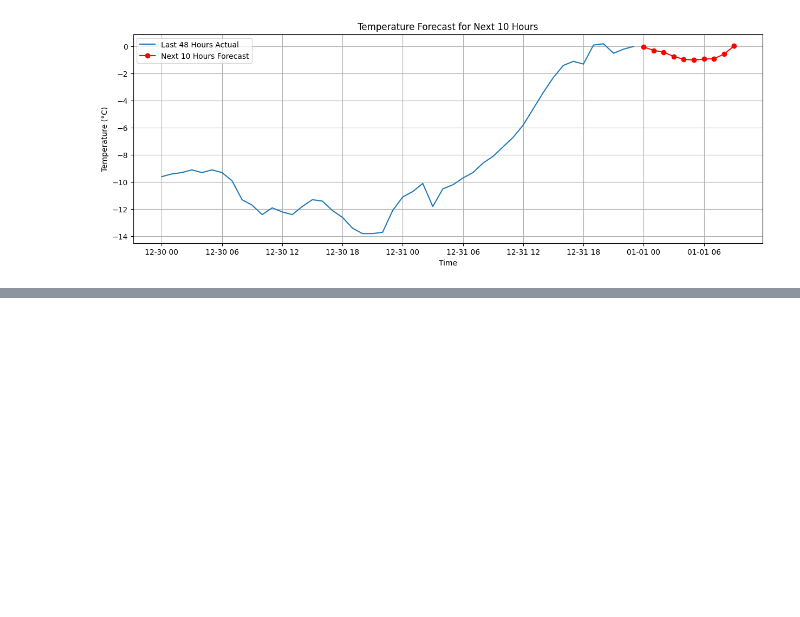
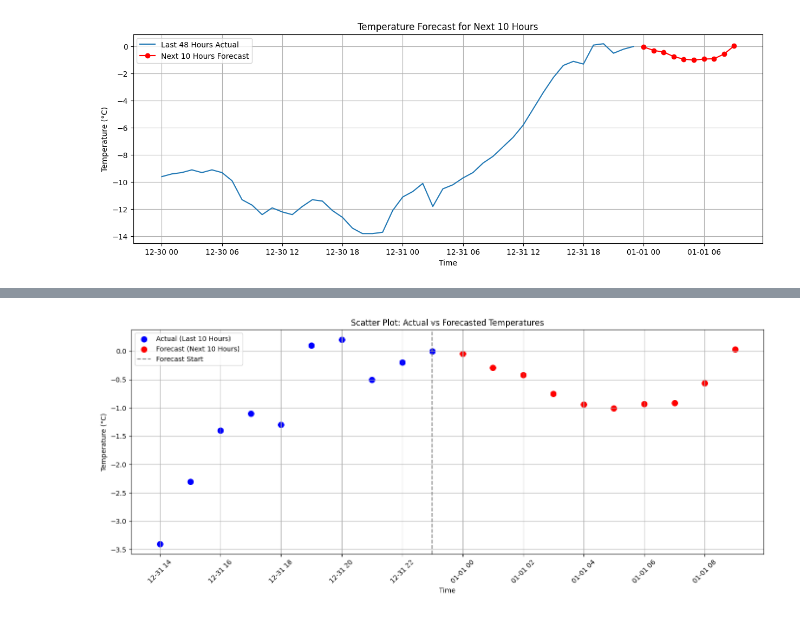
Before and after one commit to Visa110804/Time-series-forecasting, a Jupyter notebook: Time_series_forrecast.ipynb, the cells around one changed output, grey strips where cells are left out. Saved outputs shown, nothing was run; the diff lists cells and outputs as text; code cells hidden in the pictures; blank space fills up the shorter version.

```diff
--- a/Time_series_forrecast.ipynb
+++ b/Time_series_forrecast.ipynb
@@ -186,0 +323,52 @@ Freq: h, dtype: float64
+# %%
+import pandas as pd
+import numpy as np
+import matplotlib.pyplot as plt
+from statsmodels.tsa.statespace.sarimax import SARIMAX
+
+# Load data
+df = pd.read_csv('Weather_Data.csv')
+
+# Parse datetime and set index
+df['Date/Time'] = pd.to_datetime(df['Date/Time'])
+df.set_index('Date/Time', inplace=True)
+
+# Fill missing values
+df = df.fillna(method='ffill')
+
+# Use temperature column
+temperature = df['Temp_C']
+
+# Fit SARIMAX model on full data
+model = SARIMAX(temperature, order=(1,1,1), seasonal_order=(1,1,1,24))
+model_fit = model.fit(disp=False)
+
+# Forecast next 10 hours
+n_steps = 10
+start = len(temperature)
+end = start + n_steps - 1
+forecast = model_fit.predict(start=start, end=end)
+
+# Create datetime index for forecast
+last_datetime = temperature.index[-1]
+forecast_index = pd.date_range(start=last_datetime + pd.Timedelta(hours=1), periods=n_steps, freq='H')
+forecast_series = pd.Series(forecast.values, index=forecast_index)
+
+# Get last 10 actual values
+actual_series = temperature[-10:]
+
+# === Combined Scatter Plot ===
+plt.figure(figsize=(14, 6))
+plt.scatter(actual_series.index, actual_series.values, color='blue', label='Actual (Last 10 Hours)', s=70)
+plt.scatter(forecast_series.index, forecast_series.values, color='red', label='Forecast (Next 10 Hours)', s=70)
+plt.axvline(x=last_datetime, color='gray', linestyle='--', label='Forecast Start')
+plt.title("Scatter Plot: Actual vs Forecasted Temperatures")
+plt.xlabel("Time")
+plt.ylabel("Temperature (°C)")
+plt.xticks(rotation=45)
+plt.grid(True)
+plt.legend()
+plt.tight_layout()
+plt.show()
+# %% [output]
+[figure, added]
```
Also changed, not shown: parts of 2 cells of this notebook.
